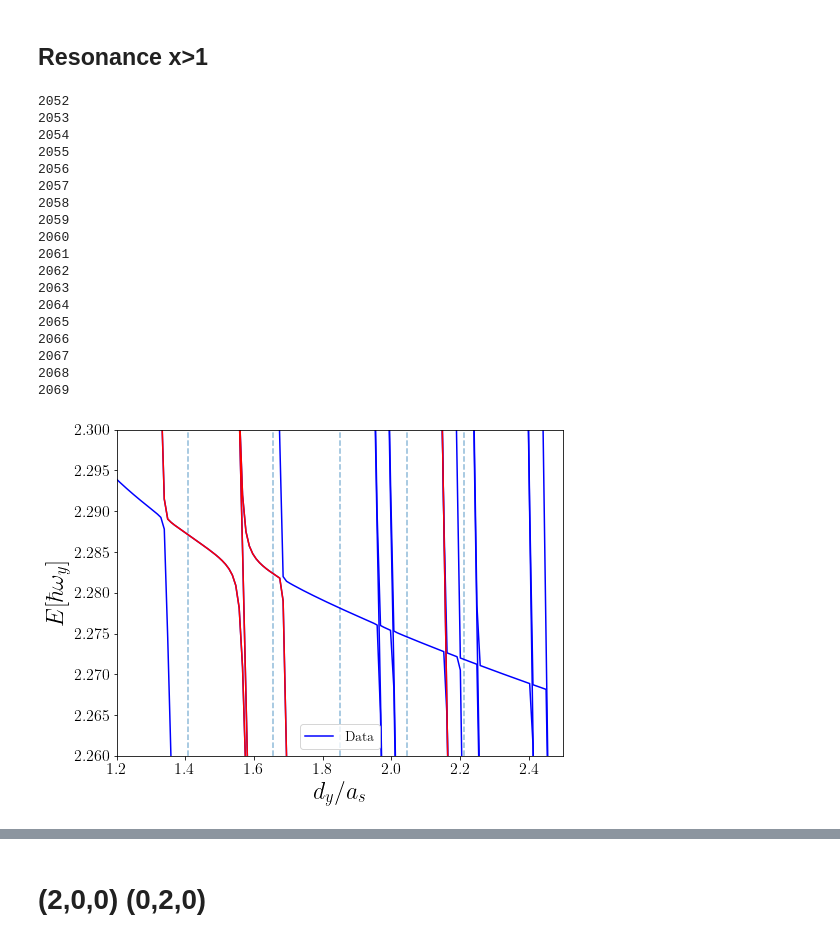
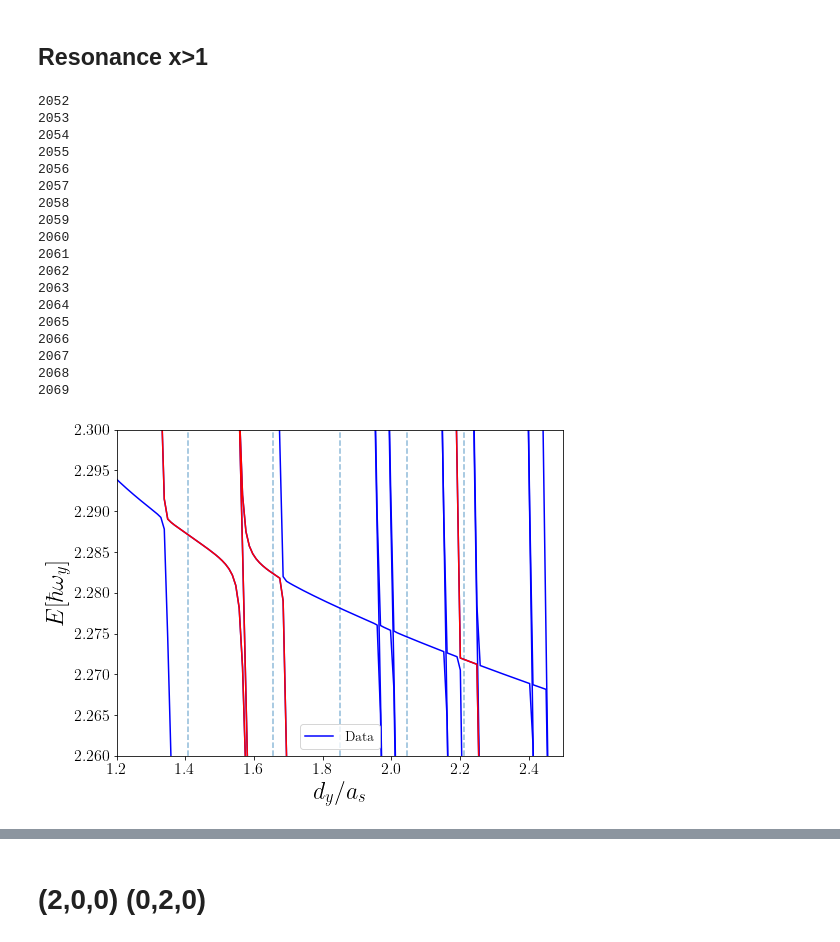
Before and after one commit to TsspGit/Ultracold_Atoms_src, a Jupyter notebook: Analysis/q2dq3d/Energies_Analysis_5505_LiLi_AgB1u.ipynb, the cells around one changed output, grey strips where cells are left out. Saved outputs shown, nothing was run; the diff lists cells and outputs as text; code cells hidden in the pictures.

```diff
--- a/Analysis/q2dq3d/Energies_Analysis_5505_LiLi_AgB1u.ipynb
+++ b/Analysis/q2dq3d/Energies_Analysis_5505_LiLi_AgB1u.ipynb
@@ -121,39 +121,39 @@ for i in range(least_bound_pos+2, least_bound_pos + 20):
 ax2.plot(x, dic['nivel_2054'.format(i)]/wy, 'r')
 ax2.plot(x, dic['nivel_2055'.format(i)]/wy, 'r')
 ax2.plot(x, dic['nivel_2056'.format(i)]/wy, 'r')
-ax2.plot(x, dic['nivel_2062'.format(i)]/wy, 'r')
+ax2.plot(x, dic['nivel_2064'.format(i)]/wy, 'r')
 ax2.vlines(x[145], 0, 10, alpha=0.5, linestyles='--')
 ax2.vlines(x[115], 0, 10, alpha=0.5, linestyles='--')
 ax2.vlines(x[90], 0, 10, alpha=0.5, linestyles='--')
 ax2.vlines(x[70], 0, 10, alpha=0.5, linestyles='--')
 ax2.vlines(x[50], 0, 10, alpha=0.5, linestyles='--')
 ax2.vlines(x[33], 0, 10, alpha=0.5, linestyles='--')
 ax2.set_ylim(2.26, 2.30)
 ax2.set_xlim(1.2, 2.5)
 ax2.set_xlabel('$d_{y}/a_s$')
 ax2.set_ylabel('$E[\hbar \omega_{y}]$')
 ax2.legend(['Data'], fontsize=14)
 plt.show()
 # %% [output]
 2052
 2053
 2054
 2055
 2056
 2057
 2058
 2059
 2060
 2061
 2062
 2063
 2064
 2065
 2066
 2067
 2068
 2069
-[figure, old version]
+[figure, new version]
 # %%
 print('''f Eigenstates:
 2053: trap
```
Also changed, not shown: parts of 4 cells of this notebook.
